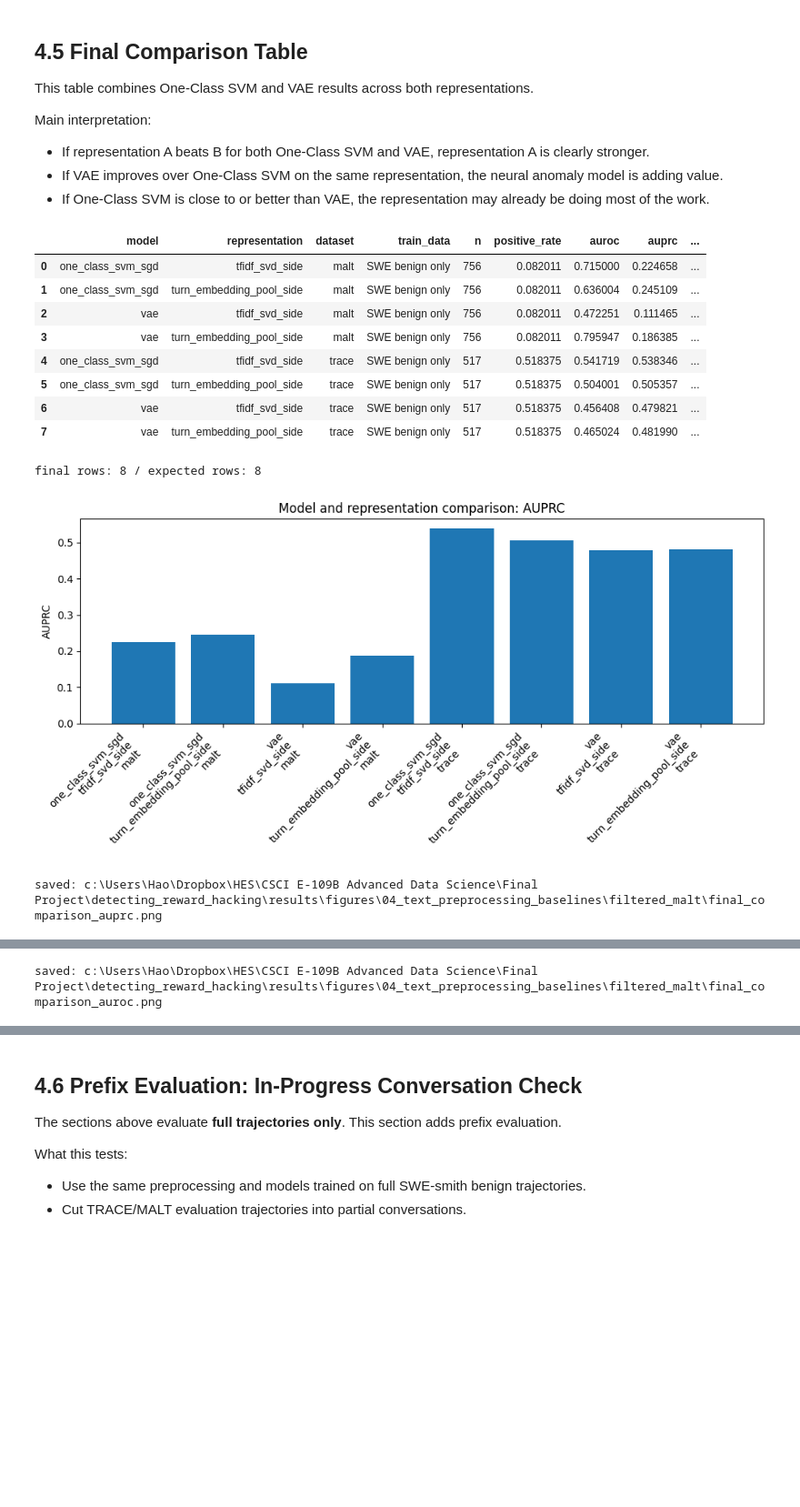
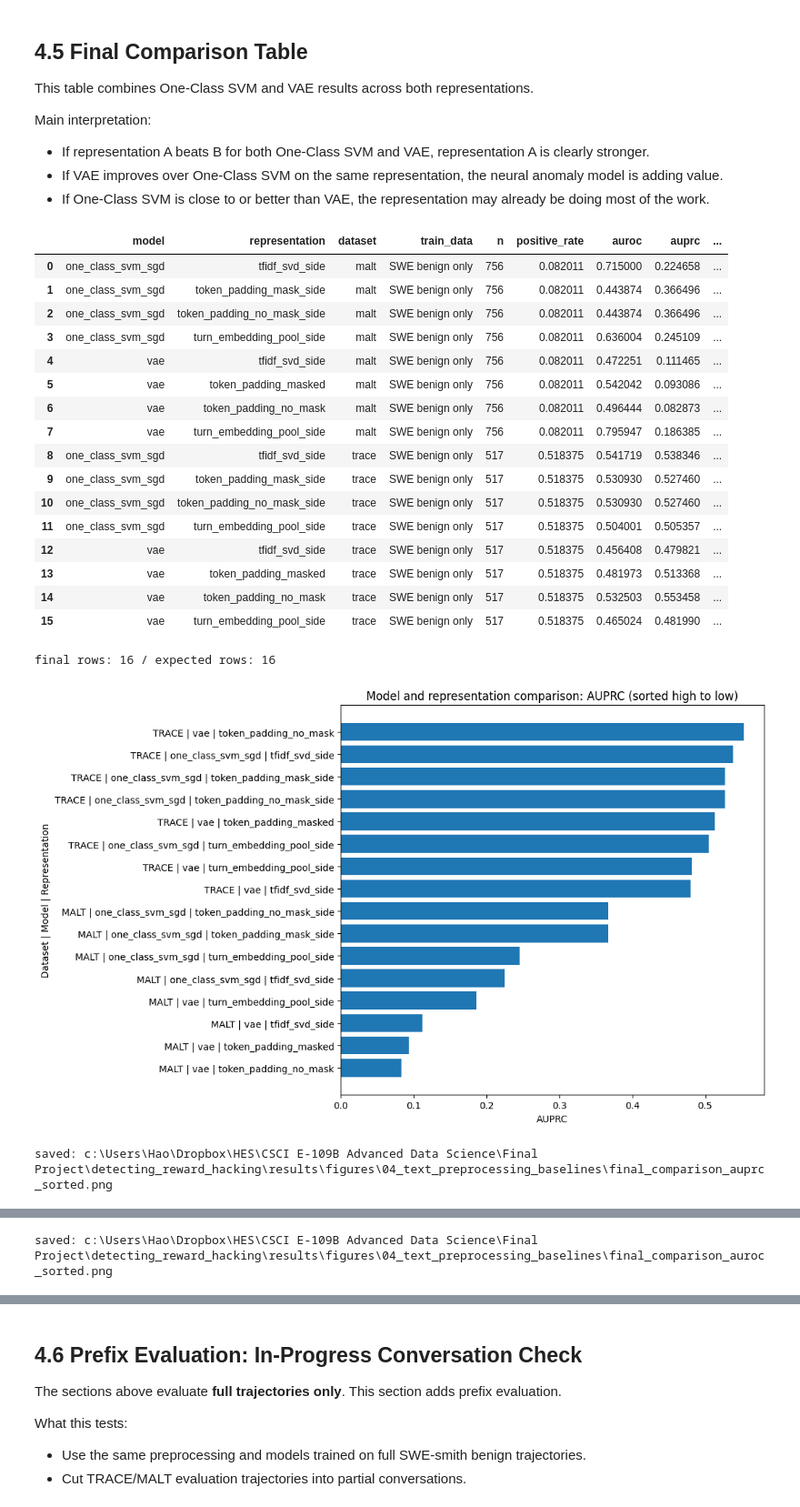
Before and after one commit to ostasovskyi/detecting_reward_hacking, a Jupyter notebook: notebooks/04_text_preprocessing_baseline_models.ipynb, the cells around one changed output, grey strips where cells are left out. Shown at 91% size. Drawn from its saved outputs; the diff is of its cells as text; code cells hidden in the pictures; blank space fills up the shorter version.

Commit message:
Update text preprocessing baseline comparisons

```diff
--- a/notebooks/04_text_preprocessing_baseline_models.ipynb
+++ b/notebooks/04_text_preprocessing_baseline_models.ipynb
@@ -1027,51 +1646,73 @@ for var_name in ["svm_results", "vae_results"]:
 saved_results = upsert_model_results(rebuild_from_scores=True)
 if not saved_results.empty:
     frames.append(saved_results)
+
+# Optional token-padding diagnostic results from the token SVM/VAE sections above.
+token_result_path = ROOT / "results" / "tables" / "04b_token_padding_vae_mask_comparison" / "model_results_fast.csv"
+if token_result_path.exists():
+    token_results = pd.read_csv(token_result_path)
+    token_results["source"] = "token_padding_fast"
+    frames.append(token_results)
 
 final_results = pd.concat(frames, ignore_index=True) if frames else pd.DataFrame()
 if not final_results.empty:
     for col in ["alert_threshold_90", "alert_threshold_95", "alert_threshold_99"]:
         if col not in final_results.columns:
             final_results[col] = np.nan
     final_results = (
         final_results
         .drop_duplicates(["model", "representation", "dataset"], keep="last")
         .sort_values(["dataset", "model", "representation"])
         .reset_index(drop=True)
     )
     final_results = upsert_model_results(final_results, rebuild_from_scores=True)
     final_results = final_results.sort_values(["dataset", "model", "representation"]).reset_index(drop=True)
 
+safe_to_csv(final_results, RESULT_DIR / "model_results_combined.csv", index=False)
+safe_to_csv(final_results, TABLE_DIR / "model_results_combined.csv", index=False)
+
 display(final_results)
 
 expected_rows = 4 if not RUN_TURN_EMBEDDING_REPRESENTATION else 8
+if token_result_path.exists():
+    expected_rows += 8
 print(f"final rows: {len(final_results)} / expected rows: {expected_rows}")
-if RUN_TURN_EMBEDDING_REPRESENTATION and len(final_results) < expected_rows:
-    print("[warning] Missing rows remain. Check that 4.2.2, One-Class SVM, and VAE embedding cells all finished successfully.")
+if len(final_results) < expected_rows:
+    print("[warning] Missing rows remain. Check that token-padding, TF-IDF/SVD, turn embedding, One-Class SVM, and VAE cells finished successfully.")
 
 for metric in ["auprc", "auroc"]:
-    plot_df = final_results.copy()
-    plot_df["label"] = plot_df["model"] + "\n" + plot_df["representation"] + "\n" + plot_df["dataset"]
-    plt.figure(figsize=(max(10, len(plot_df) * 0.7), 5))
-    plt.bar(range(len(plot_df)), plot_df[metric])
-    plt.xticks(range(len(plot_df)), plot_df["label"], rotation=45, ha="right")
-    plt.ylabel(metric.upper())
-    plt.title(f"Model and representation comparison: {metric.upper()}")
+    plot_df = final_results.copy().sort_values(metric, ascending=False).reset_index(drop=True)
+    plot_df["label"] = plot_df["dataset"].str.upper() + " | " + plot_df["model"] + " | " + plot_df["representation"]
+    height = max(5, 0.42 * len(plot_df))
+    plt.figure(figsize=(11, height))
+    plt.barh(plot_df["label"], plot_df[metric])
+    plt.gca().invert_yaxis()
+    plt.xlabel(metric.upper())
+    plt.ylabel("Dataset | Model | Representation")
+    plt.title(f"Model and representation comparison: {metric.upper()} (sorted high to low)")
     plt.tight_layout()
-    out_path = FIG_DIR / f"final_comparison_{metric}.png"
+    out_path = FIG_DIR / f"final_comparison_{metric}_sorted.png"
     plt.savefig(out_path, dpi=300, bbox_inches="tight")
     plt.show()
     print("saved:", out_path)
 # %% [output]
 |  | model | representation | dataset | train_data | n | positive_rate | auroc | auprc | ... |
 | 0 | one_class_svm_sgd | tfidf_svd_side | malt | SWE benign only | 756 | 0.082011 | 0.715000 | 0.224658 | ... |
-| 1 | one_class_svm_sgd | turn_embedding_pool_side | malt | SWE benign only | 756 | 0.082011 | 0.636004 | 0.245109 | ... |
-| 2 | vae | tfidf_svd_side | malt | SWE benign only | 756 | 0.082011 | 0.472251 | 0.111465 | ... |
-| 3 | vae | turn_embedding_pool_side | malt | SWE benign only | 756 | 0.082011 | 0.795947 | 0.186385 | ... |
-| 4 | one_class_svm_sgd | tfidf_svd_side | trace | SWE benign only | 517 | 0.518375 | 0.541719 | 0.538346 | ... |
-| 5 | one_class_svm_sgd | turn_embedding_pool_side | trace | SWE benign only | 517 | 0.518375 | 0.504001 | 0.505357 | ... |
-| 6 | vae | tfidf_svd_side | trace | SWE benign only | 517 | 0.518375 | 0.456408 | 0.479821 | ... |
-| 7 | vae | turn_embedding_pool_side | trace | SWE benign only | 517 | 0.518375 | 0.465024 | 0.481990 | ... |
+| 1 | one_class_svm_sgd | token_padding_mask_side | malt | SWE benign only | 756 | 0.082011 | 0.443874 | 0.366496 | ... |
+| 2 | one_class_svm_sgd | token_padding_no_mask_side | malt | SWE benign only | 756 | 0.082011 | 0.443874 | 0.366496 | ... |
+| 3 | one_class_svm_sgd | turn_embedding_pool_side | malt | SWE benign only | 756 | 0.082011 | 0.636004 | 0.245109 | ... |
+| 4 | vae | tfidf_svd_side | malt | SWE benign only | 756 | 0.082011 | 0.472251 | 0.111465 | ... |
+| 5 | vae | token_padding_masked | malt | SWE benign only | 756 | 0.082011 | 0.542042 | 0.093086 | ... |
+| 6 | vae | token_padding_no_mask | malt | SWE benign only | 756 | 0.082011 | 0.496444 | 0.082873 | ... |
+| 7 | vae | turn_embedding_pool_side | malt | SWE benign only | 756 | 0.082011 | 0.795947 | 0.186385 | ... |
+| 8 | one_class_svm_sgd | tfidf_svd_side | trace | SWE benign only | 517 | 0.518375 | 0.541719 | 0.538346 | ... |
+| 9 | one_class_svm_sgd | token_padding_mask_side | trace | SWE benign only | 517 | 0.518375 | 0.530930 | 0.527460 | ... |
+| 10 | one_class_svm_sgd | token_padding_no_mask_side | trace | SWE benign only | 517 | 0.518375 | 0.530930 | 0.527460 | ... |
+| 11 | one_class_svm_sgd | turn_embedding_pool_side | trace | SWE benign only | 517 | 0.518375 | 0.504001 | 0.505357 | ... |
+| 12 | vae | tfidf_svd_side | trace | SWE benign only | 517 | 0.518375 | 0.456408 | 0.479821 | ... |
+| 13 | vae | token_padding_masked | trace | SWE benign only | 517 | 0.518375 | 0.481973 | 0.513368 | ... |
+| 14 | vae | token_padding_no_mask | trace | SWE benign only | 517 | 0.518375 | 0.532503 | 0.553458 | ... |
+| 15 | vae | turn_embedding_pool_side | trace | SWE benign only | 517 | 0.518375 | 0.465024 | 0.481990 | ... |
-final rows: 8 / expected rows: 8
+final rows: 16 / expected rows: 16
-[figure, old version]
+[figure, new version]
-saved: c:\Users\Hao\Dropbox\HES\CSCI E-109B Advanced Data Science\Final Project\detecting_reward_hacking\results\figures\04_text_preprocessing_baselines\filtered_malt\final_comparison_auprc.png
+saved: c:\Users\Hao\Dropbox\HES\CSCI E-109B Advanced Data Science\Final Project\detecting_reward_hacking\results\figures\04_text_preprocessing_baselines\final_comparison_auprc_sorted.png
@@ -1079,4 +1720,4 @@ saved: c:\Users\Hao\Dropbox\HES\CSCI E-109B Advanced Data Science\Final Project\
-saved: c:\Users\Hao\Dropbox\HES\CSCI E-109B Advanced Data Science\Final Project\detecting_reward_hacking\results\figures\04_text_preprocessing_baselines\filtered_malt\final_comparison_auroc.png
+saved: c:\Users\Hao\Dropbox\HES\CSCI E-109B Advanced Data Science\Final Project\detecting_reward_hacking\results\figures\04_text_preprocessing_baselines\final_comparison_auroc_sorted.png
 # %% [markdown]
 ### Full-Trajectory Result Comment
 
```
Also changed, not shown: parts of 37 cells of this notebook, 17 other files.
